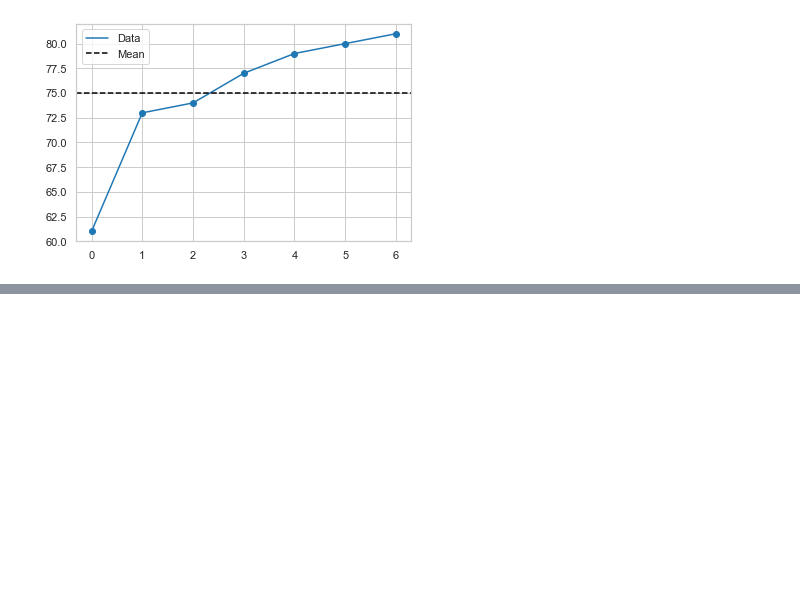
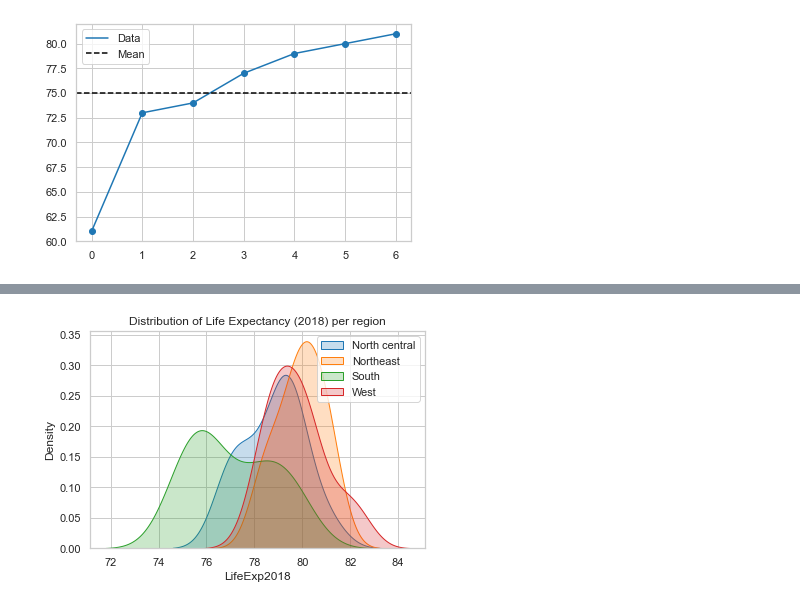
Before and after one commit to itsfelli/Life_Expectancy_Analsysis_United_States, a Jupyter notebook: csv_processed_and_exporation_of_cleaned_data/Exploration_of_the_cleaned_data.ipynb, the cells around one changed output, grey strips where cells are left out. Saved outputs shown, nothing was run; the diff lists cells and outputs as text; code cells hidden in the pictures; blank space fills up the shorter version.

```diff
--- a/csv_processed_and_exporation_of_cleaned_data/Exploration_of_the_cleaned_data.ipynb
+++ b/csv_processed_and_exporation_of_cleaned_data/Exploration_of_the_cleaned_data.ipynb
@@ -362,0 +412,12 @@ plt.show()
+# %%
+fig, ax0=plt.subplots()
+sns.kdeplot(df.LifeExp2018[df.Region=='North Central'],shade=True, label='North central',ax=ax0)
+sns.kdeplot(df.LifeExp2018[df.Region=='Northeast'],shade=True, label='Northeast',ax=ax0)
+sns.kdeplot(df.LifeExp2018[df.Region=='South'],shade=True, label='South',ax=ax0)
+sns.kdeplot(df.LifeExp2018[df.Region=='West'],shade=True, label='West',ax=ax0)
+ax0.set(title='Distribution of Life Expectancy (2018) per region')
+plt.savefig("LifeExp2018_region_kde.png")
+plt.legend()
+plt.show()
+# %% [output]
+[figure, added]
```
Also changed, not shown: parts of 28 cells of this notebook, 7 other files.
